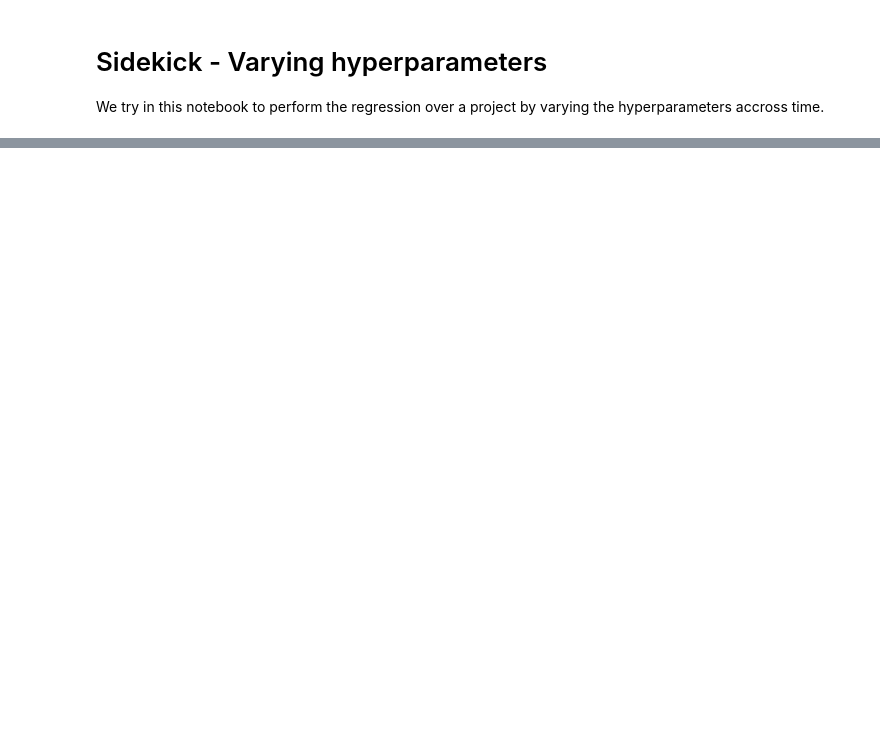
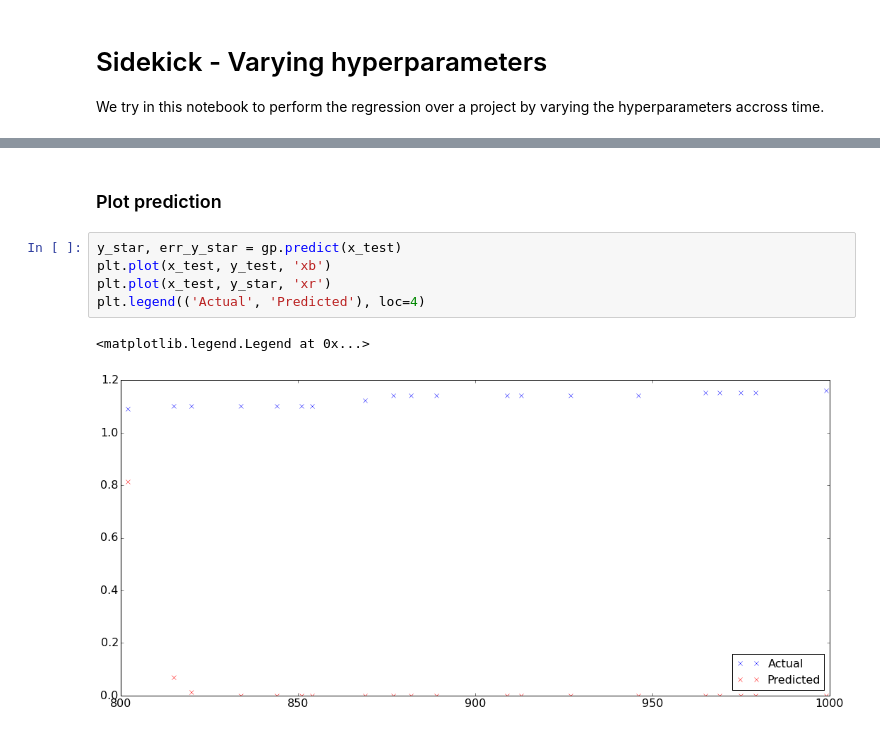
Before and after one commit to vicow/gaussian-process, a Jupyter notebook: notebooks/sidekick-varying-hyperparameters.ipynb, the cells around one changed output, grey strips where cells are left out. Drawn from its saved outputs; the diff is of its cells as text; blank space fills up the shorter version.

```diff
--- a/notebooks/sidekick-varying-hyperparameters.ipynb
+++ b/notebooks/sidekick-varying-hyperparameters.ipynb
@@ -50,0 +89,10 @@ Data loaded.
+# %% [markdown]
+### Plot prediction
+# %%
+y_star, err_y_star = gp.predict(x_test)
+plt.plot(x_test, y_test, 'xb')
+plt.plot(x_test, y_star, 'xr')
+plt.legend(('Actual', 'Predicted'), loc=4)
+# %% [output]
+<matplotlib.legend.Legend at 0x...>
+[figure, added]
```
Also changed, not shown: parts of 10 cells of this notebook, 5 other files.
